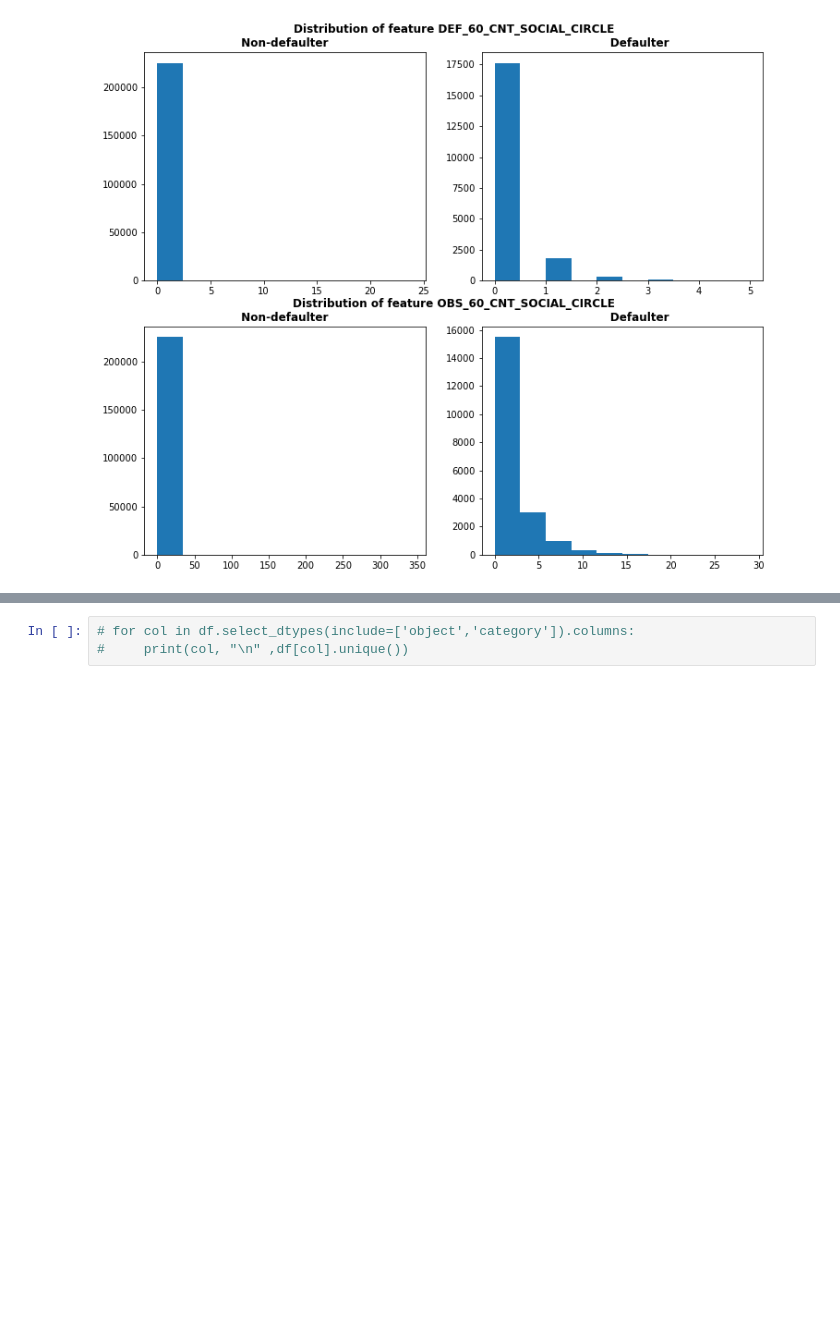
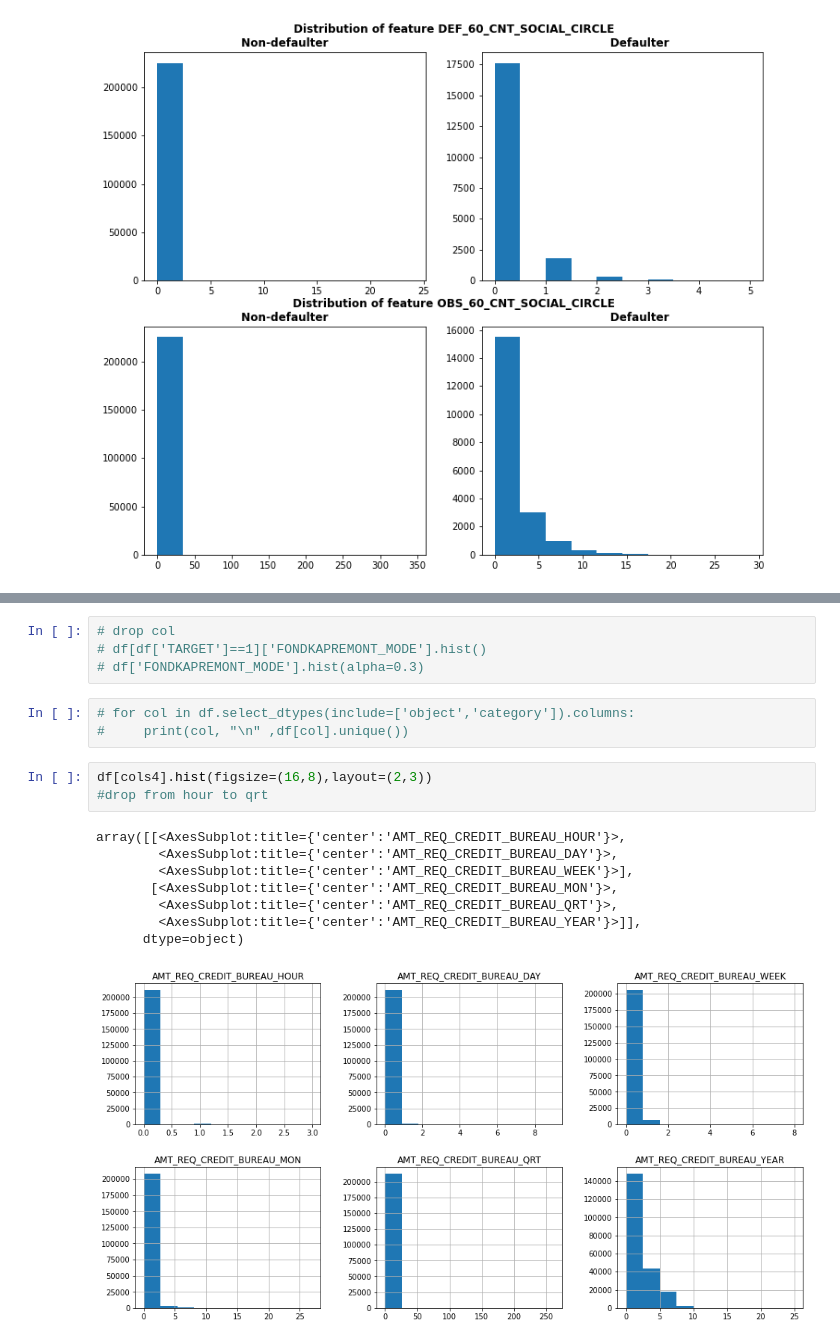
Before and after one commit to NgChi493510/Data-Preparation-Project-Group-14, a Jupyter notebook: EDA/EDA - Application Train.ipynb, the cells around one changed output, grey strips where cells are left out. Cells and saved outputs as stored; diff of their text form; blank space fills up the shorter version.

```diff
--- a/EDA/EDA - Application Train.ipynb
+++ b/EDA/EDA - Application Train.ipynb
@@ -159,3 +166,19 @@ Text(-0.1, 1.0, 'Distribution of feature OBS_60_CNT_SOCIAL_CIRCLE\n Non-defaulte
+# %%
+# drop col
+# df[df['TARGET']==1]['FONDKAPREMONT_MODE'].hist()
+# df['FONDKAPREMONT_MODE'].hist(alpha=0.3)
 # %%
 # for col in df.select_dtypes(include=['object','category']).columns:
 #     print(col, "\n" ,df[col].unique())
+# %%
+df[cols4].hist(figsize=(16,8),layout=(2,3))
+#drop from hour to qrt
+# %% [output]
+array([[<AxesSubplot:title={'center':'AMT_REQ_CREDIT_BUREAU_HOUR'}>,
+        <AxesSubplot:title={'center':'AMT_REQ_CREDIT_BUREAU_DAY'}>,
+        <AxesSubplot:title={'center':'AMT_REQ_CREDIT_BUREAU_WEEK'}>],
+       [<AxesSubplot:title={'center':'AMT_REQ_CREDIT_BUREAU_MON'}>,
+        <AxesSubplot:title={'center':'AMT_REQ_CREDIT_BUREAU_QRT'}>,
+        <AxesSubplot:title={'center':'AMT_REQ_CREDIT_BUREAU_YEAR'}>]],
+      dtype=object)
+[figure, added]
```
Also changed, not shown: parts of 6 cells of this notebook.
